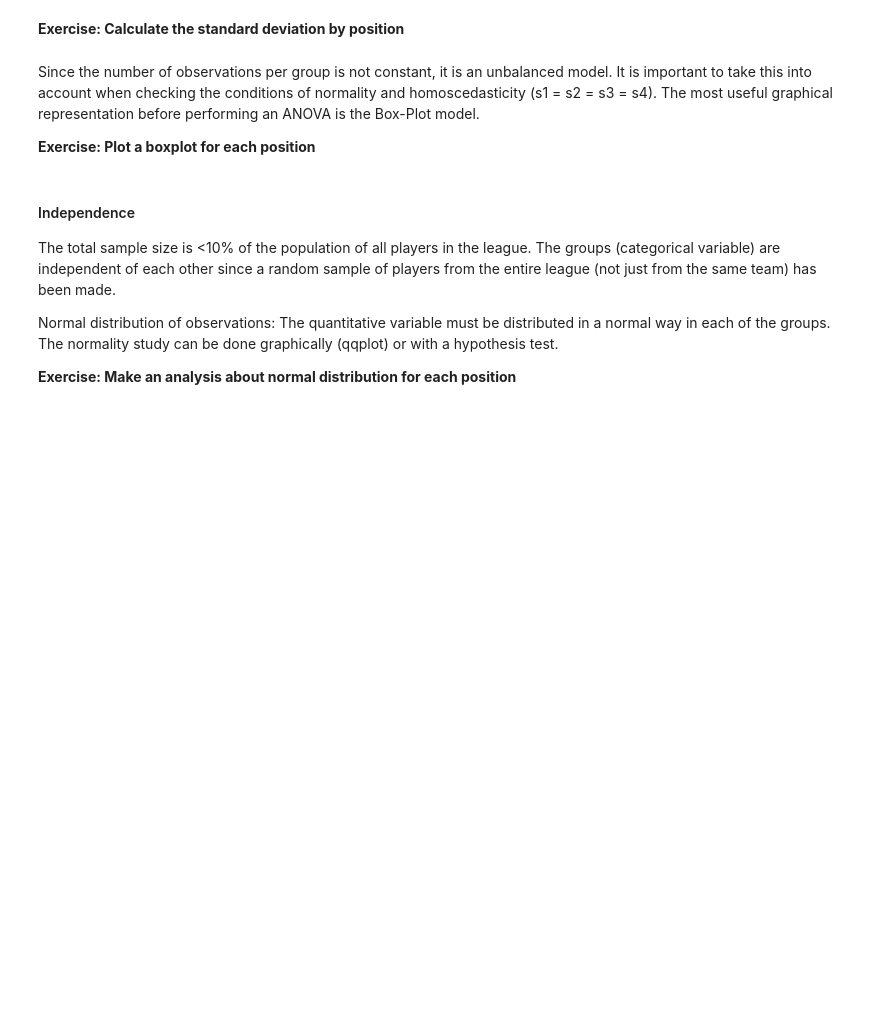
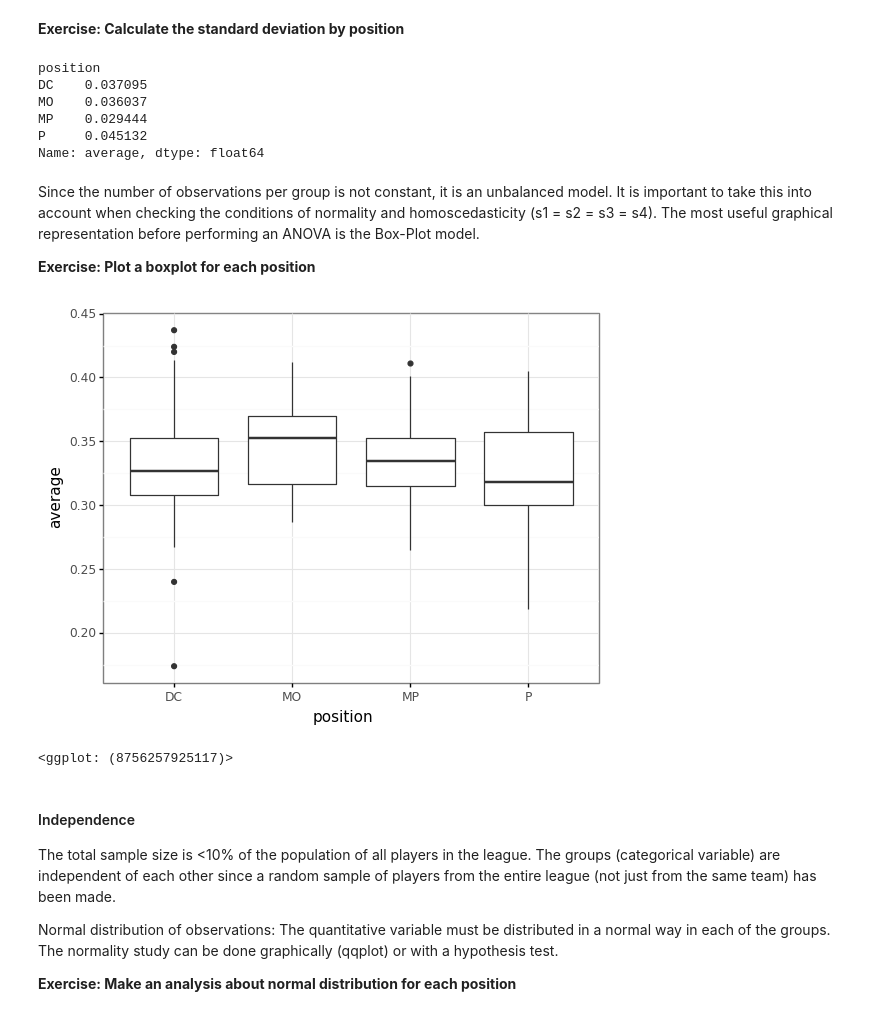
Before and after one commit to federico-serron/hypothesis-testing-exercises-project-with-python, a Jupyter notebook: notebook/problems.ipynb, the cells around one changed output. Drawn from its saved outputs; the diff is of its cells as text; code cells hidden in the pictures; blank space fills up the shorter version.

```diff
--- a/notebook/problems.ipynb
+++ b/notebook/problems.ipynb
@@ -82,8 +99,14 @@ my_data.groupby('<<<FIXME>>>')['average'].agg('<<<FIXME>>>')
 # %% [markdown]
 **Exercise: Calculate the standard deviation by position**
 # %%
-
-my_data.groupby('<<<FIXME>>>')['average'].agg('<<<FIXME>>>')
+my_data.groupby('position')['average'].std()
+# %% [output]
+position
+DC    0.037095
+MO    0.036037
+MP    0.029444
+P     0.045132
+Name: average, dtype: float64
 # %% [markdown]
 Since the number of observations per group is not constant, it is an unbalanced model. It is important to take this into account when checking the conditions of normality and homoscedasticity (s1 = s2 = s3 = s4). The most useful graphical representation before performing an ANOVA is the Box-Plot model.
 
@@ -91,14 +114,17 @@ Since the number of observations per group is not constant, it is an unbalanced
 # %%
 # Boxplots
 # This is another way and popular package used in R (ggplot)
 from plotnine import *
 
 (
     ggplot(my_data)  # What data to use
-    + aes(x="<<<FIXME>>>", y="average")  # What variable to use
+    + aes(x="position", y="average")  # What variable to use
     + geom_boxplot()  # Geometric object to use for drawing
     + theme_bw()
 )
+# %% [output]
+[figure, added]
+<ggplot: (8756257925117)>
 # %% [markdown]
 #### Independence
 
```
Also changed, not shown: parts of 4 cells of this notebook, 1 other file.
